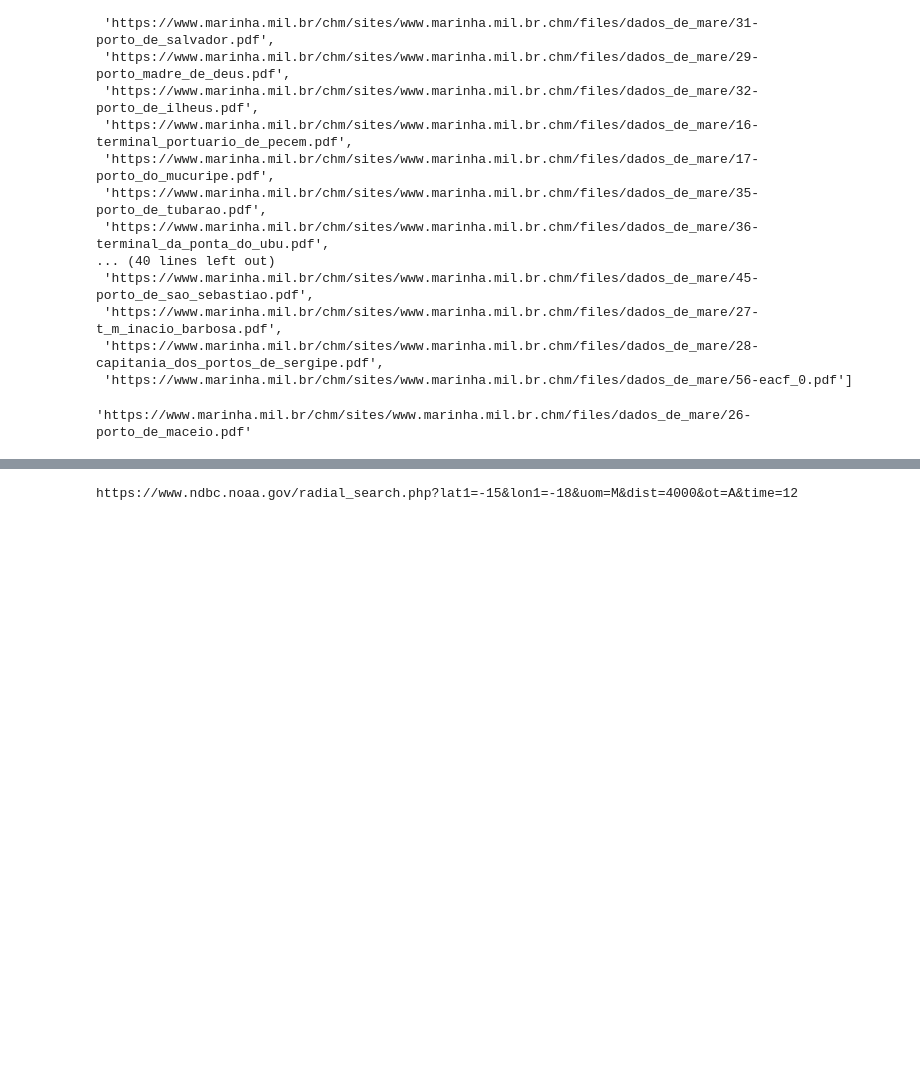
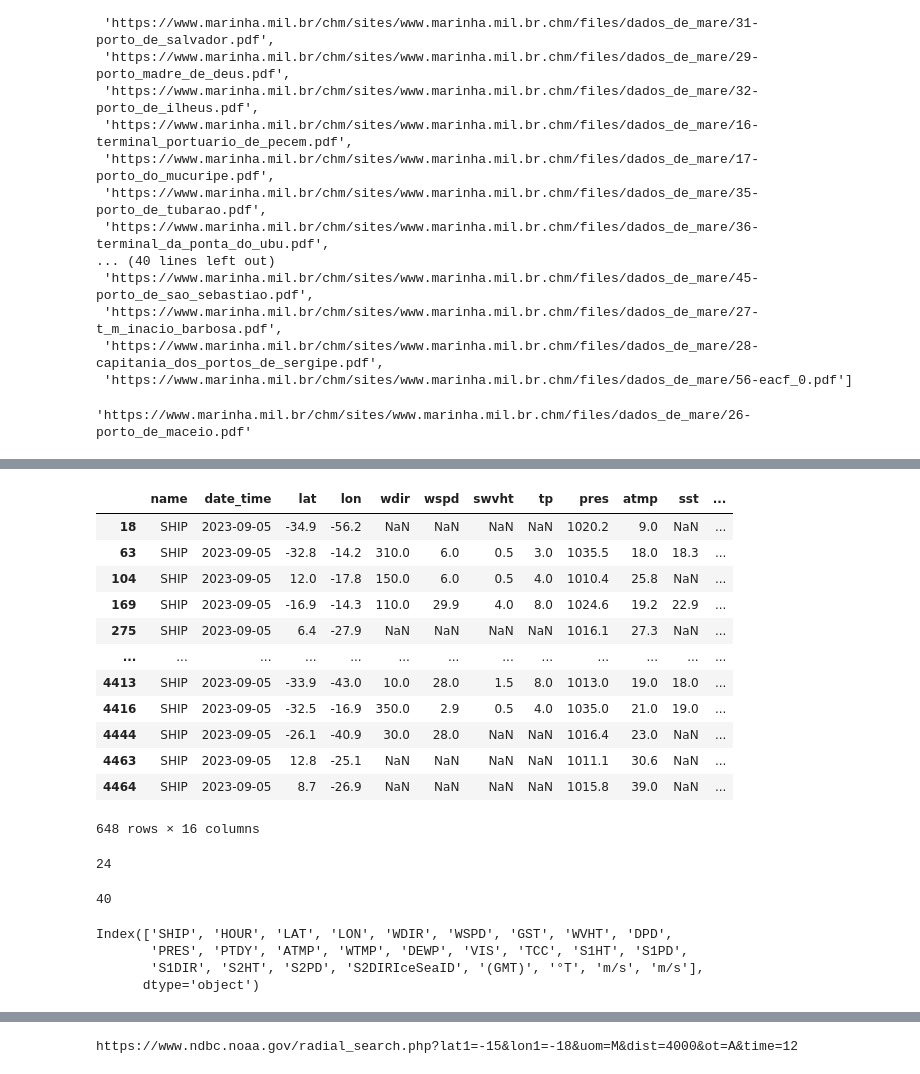
Before and after one commit to soutobias/oceanoobsbrasil, a Jupyter notebook: notebooks/ndbc.ipynb, the cells around one changed output, grey strips where cells are left out. Saved outputs shown, nothing was run; the diff lists cells and outputs as text; code cells hidden in the pictures; blank space fills up the shorter version.

```diff
--- a/notebooks/ndbc.ipynb
+++ b/notebooks/ndbc.ipynb
@@ -76,0 +85,16 @@ n = Ndbc()
+# %%
+n.result[(n.result.lat>-40)  & (n.result.lat < 15) & (n.result.lon < -8) & (n.result.lon > -60)]
+# %% [output]
+|  | name | date_time | lat | lon | wdir | wspd | swvht | tp | pres | atmp | sst | ... |
+| 18 | SHIP | 2023-09-05 | -34.9 | -56.2 | NaN | NaN | NaN | NaN | 1020.2 | 9.0 | NaN | ... |
+| 63 | SHIP | 2023-09-05 | -32.8 | -14.2 | 310.0 | 6.0 | 0.5 | 3.0 | 1035.5 | 18.0 | 18.3 | ... |
+| 104 | SHIP | 2023-09-05 | 12.0 | -17.8 | 150.0 | 6.0 | 0.5 | 4.0 | 1010.4 | 25.8 | NaN | ... |
+| 169 | SHIP | 2023-09-05 | -16.9 | -14.3 | 110.0 | 29.9 | 4.0 | 8.0 | 1024.6 | 19.2 | 22.9 | ... |
+| 275 | SHIP | 2023-09-05 | 6.4 | -27.9 | NaN | NaN | NaN | NaN | 1016.1 | 27.3 | NaN | ... |
+| ... | ... | ... | ... | ... | ... | ... | ... | ... | ... | ... | ... | ... |
+| 4413 | SHIP | 2023-09-05 | -33.9 | -43.0 | 10.0 | 28.0 | 1.5 | 8.0 | 1013.0 | 19.0 | 18.0 | ... |
+| 4416 | SHIP | 2023-09-05 | -32.5 | -16.9 | 350.0 | 2.9 | 0.5 | 4.0 | 1035.0 | 21.0 | 19.0 | ... |
+| 4444 | SHIP | 2023-09-05 | -26.1 | -40.9 | 30.0 | 28.0 | NaN | NaN | 1016.4 | 23.0 | NaN | ... |
+| 4463 | SHIP | 2023-09-05 | 12.8 | -25.1 | NaN | NaN | NaN | NaN | 1011.1 | 30.6 | NaN | ... |
+| 4464 | SHIP | 2023-09-05 | 8.7 | -26.9 | NaN | NaN | NaN | NaN | 1015.8 | 39.0 | NaN | ... |
+648 rows × 16 columns
@@ -76,0 +105,8 @@ n = Ndbc()
+# %%
+len(data[0])
+# %% [output]
+24
+# %%
+len(new_header)
+# %% [output]
+40
@@ -76,0 +145,7 @@ n = Ndbc()
+# %%
+all_array.columns
+# %% [output]
+Index(['SHIP', 'HOUR', 'LAT', 'LON', 'WDIR', 'WSPD', 'GST', 'WVHT', 'DPD',
+       'PRES', 'PTDY', 'ATMP', 'WTMP', 'DEWP', 'VIS', 'TCC', 'S1HT', 'S1PD',
+       'S1DIR', 'S2HT', 'S2PD', 'S2DIRIceSeaID', '(GMT)', '°T', 'm/s', 'm/s'],
+      dtype='object')
```
Also changed, not shown: parts of 22 cells of this notebook, 6 other files.
